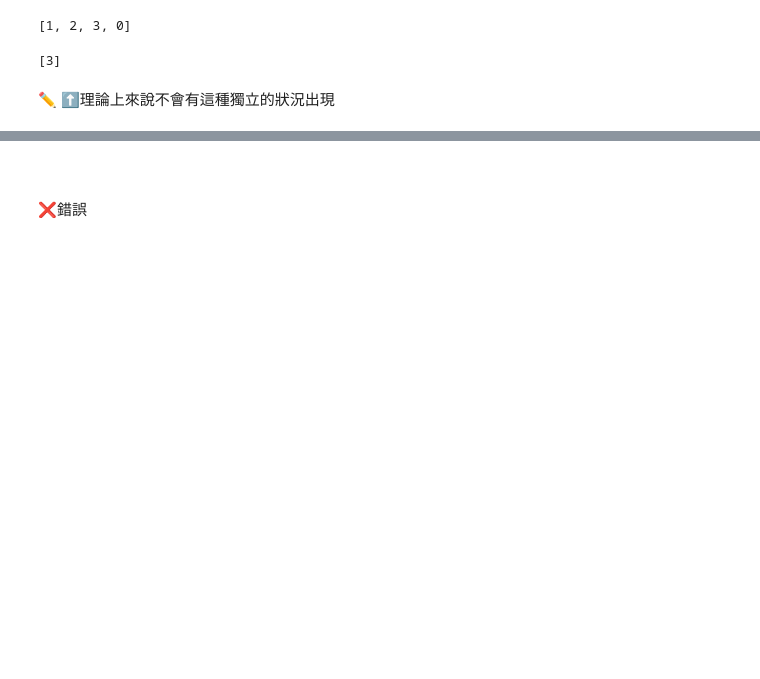
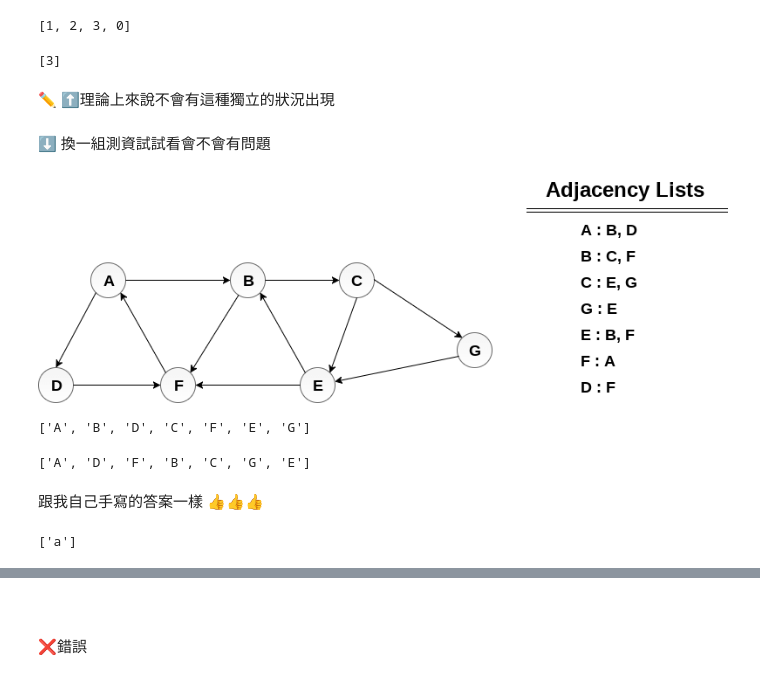
Before and after one commit to jiaying777/DATA-STRUCTURES-AND-ALGORITHMS, a Jupyter notebook: HW5/BFS&DFS_流程圖、學習歷程與原理與比較.ipynb, the cells around one changed output, grey strips where cells are left out. Cells and saved outputs as stored; diff of their text form; code cells hidden in the pictures; blank space fills up the shorter version.

```diff
--- a/HW5/BFS&DFS_流程圖、學習歷程與原理與比較.ipynb
+++ b/HW5/BFS&DFS_流程圖、學習歷程與原理與比較.ipynb
@@ -198,3 +202,10 @@ g.DFS(3)
 [3]
 # %% [markdown]
 ✏️ ⬆理論上來說不會有這種獨立的狀況出現
+# %% [markdown]
+⬇️ 換一組測資試試看會不會有問題
+# %%
+from IPython.core.display import Image, display
+display(Image('https://static.javatpoint.com/ds/images/breadth-first-search-algorithm-example.png'))
+# %% [output]
+[figure, added]
@@ -200,0 +225,14 @@ g.DFS(3)
+# %%
+q.BFS('A')
+# %% [output]
+['A', 'B', 'D', 'C', 'F', 'E', 'G']
+# %%
+q.DFS('A')
+# %% [output]
+['A', 'D', 'F', 'B', 'C', 'G', 'E']
+# %% [markdown]
+跟我自己手寫的答案一樣 👍👍👍
+# %%
+q.BFS('a')
+# %% [output]
+['a']
```
Also changed, not shown: parts of 11 cells of this notebook.
